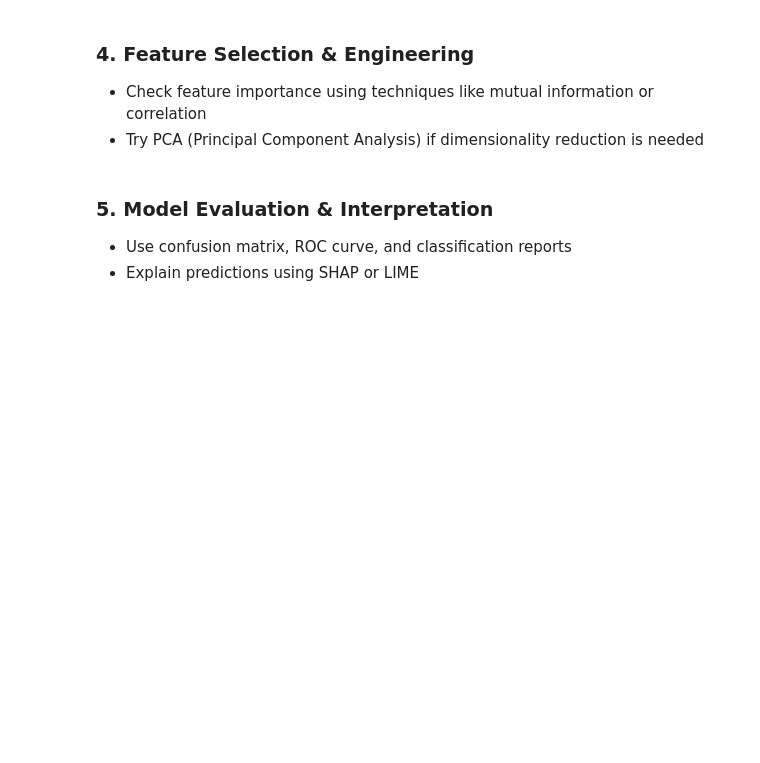
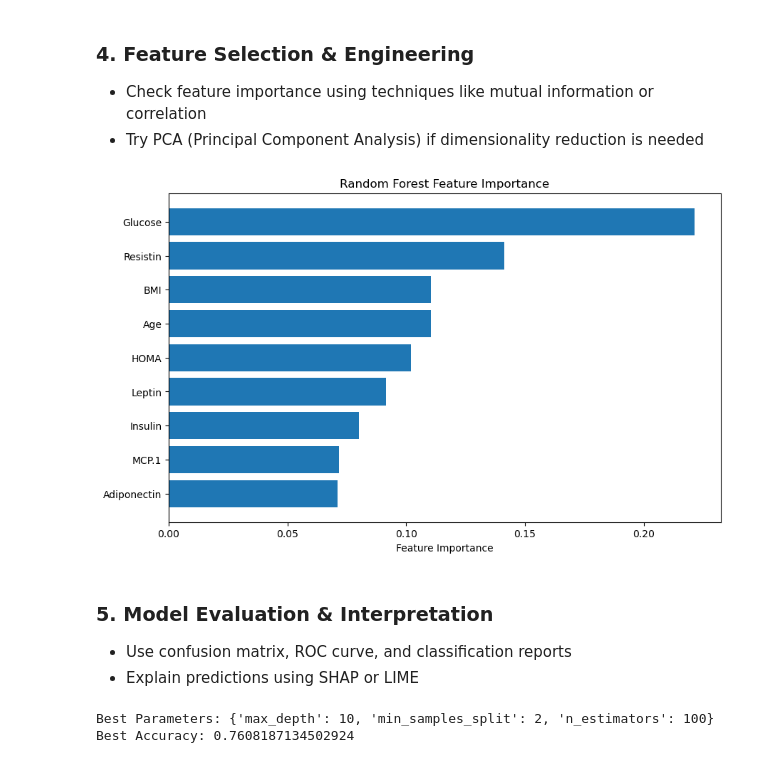
Before and after one commit to Thaisen69/AppliedMachineLearning, a Jupyter notebook: main.ipynb, the cells around one changed output. Cells and saved outputs as stored; diff of their text form; code cells hidden in the pictures; blank space fills up the shorter version.

```diff
--- a/main.ipynb
+++ b/main.ipynb
@@ -85,3 +85,23 @@ X_train, X_test, y_train, y_test = train_test_split(X_scaled, y, test_size=0.2,
 - Train baseline models (e.g., Logistic Regression, Decision Tree, Random Forest, SVM, etc.)
 - Evaluate performance using accuracy, precision, recall, F1-score
 - Tune hyperparameters with GridSearchCV or RandomizedSearchCV
+# %%
+from sklearn.linear_model import LogisticRegression
+from sklearn.ensemble import RandomForestClassifier
+from sklearn.svm import SVC
+from sklearn.metrics import accuracy_score, classification_report
+
+# Train multiple models
+models = {
+    "Logistic Regression": LogisticRegression(),
+    "Random Forest": RandomForestClassifier(),
+    "SVM": SVC(probability=True)
+}
+
+for name, model in models.items():
+    model.fit(X_train, y_train)
+    y_pred = model.predict(X_test)
+    print(f"Model: {name}")
+    print("Accuracy:", accuracy_score(y_test, y_pred))
+    print(classification_report(y_test, y_pred))
+    print("="*50)
@@ -89,7 +127,39 @@ X_train, X_test, y_train, y_test = train_test_split(X_scaled, y, test_size=0.2,
 ### **4. Feature Selection & Engineering**
 - Check feature importance using techniques like mutual information or correlation
 - Try PCA (Principal Component Analysis) if dimensionality reduction is needed
+# %%
+importances = models["Random Forest"].feature_importances_
+feature_names = X.columns
+
+# Sort and visualize feature importance
+sorted_idx = np.argsort(importances)
+plt.figure(figsize=(10, 6))
+plt.barh(range(len(sorted_idx)), importances[sorted_idx], align='center')
+plt.yticks(range(len(sorted_idx)), np.array(feature_names)[sorted_idx])
+plt.xlabel("Feature Importance")
+plt.title("Random Forest Feature Importance")
+plt.show()
+# %% [output]
+[figure, added]
 # %% [markdown]
 ### **5. Model Evaluation & Interpretation**
 - Use confusion matrix, ROC curve, and classification reports
 - Explain predictions using SHAP or LIME
+# %%
+from sklearn.model_selection import GridSearchCV
+
+# Hyperparameter tuning for Random Forest
+param_grid = {
+    "n_estimators": [50, 100, 200],
+    "max_depth": [None, 10, 20],
+    "min_samples_split": [2, 5, 10]
+}
+
+grid_search = GridSearchCV(RandomForestClassifier(), param_grid, cv=5, scoring="accuracy", n_jobs=-1)
+grid_search.fit(X_train, y_train)
+
+print("Best Parameters:", grid_search.best_params_)
+print("Best Accuracy:", grid_search.best_score_)
+# %% [output]
+Best Parameters: {'max_depth': 10, 'min_samples_split': 2, 'n_estimators': 100}
+Best Accuracy: 0.7608187134502924
```
Also changed, not shown: parts of 3 cells of this notebook.
